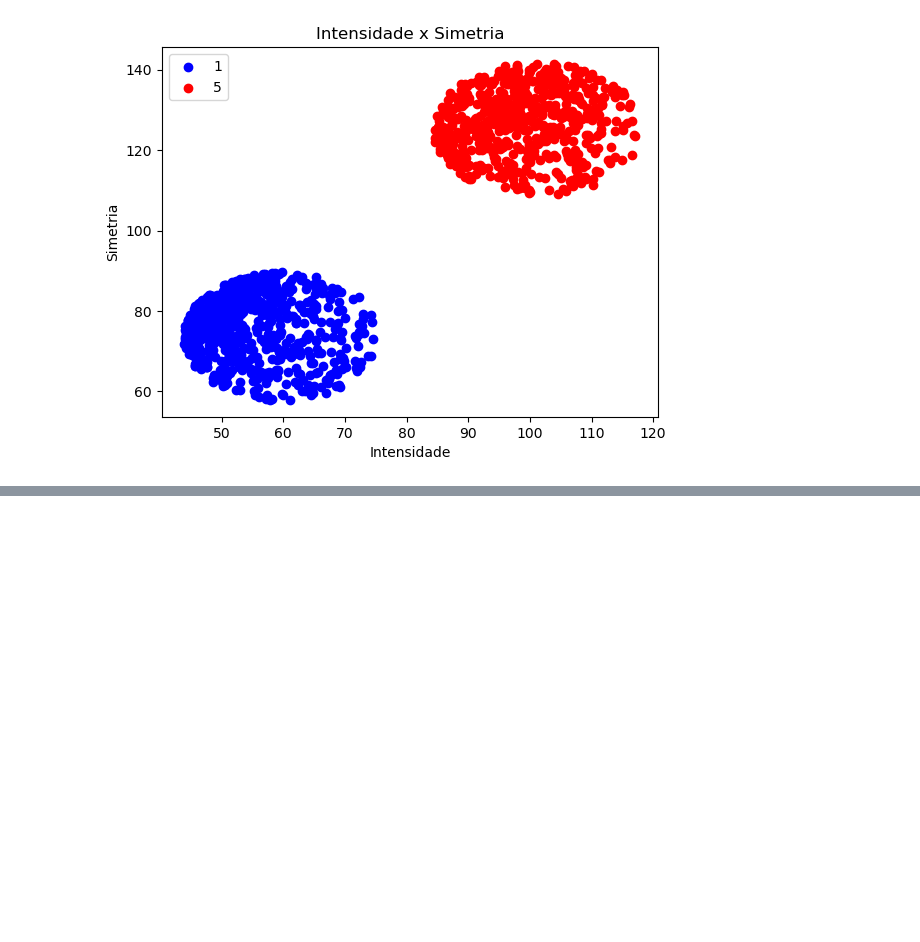
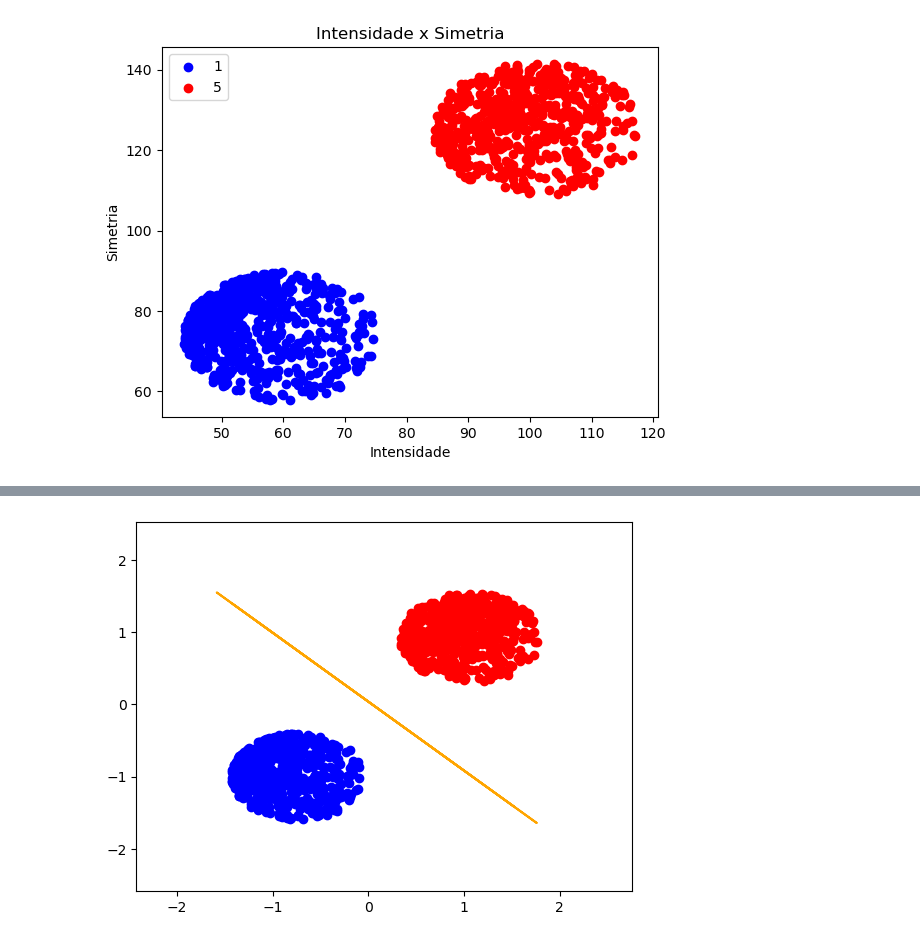
Before and after one commit to ivoaraujo17/Machine_Learning_Project_1, a Jupyter notebook: main.ipynb, the cells around one changed output, grey strips where cells are left out. Cells and saved outputs as stored; diff of their text form; code cells hidden in the pictures; blank space fills up the shorter version.

```diff
--- a/main.ipynb
+++ b/main.ipynb
@@ -58,0 +41,22 @@ plt.show()
+# %%
+X = dados[["intensidade", "simetria"]].values
+# Ajustando os valores de y para a regresaão logística
+y = dados["label"]
+# substitui os valores de y por 0 ou 1
+y = y.replace(1, 0)
+y = y.replace(5, 1)
+y = y.values
+
+def padronizar(X_tr):
+    for i in range(np.shape(X_tr)[1]):
+        X_tr[:,i] = (X_tr[:,i] - np.mean(X_tr[:,i]))/np.std(X_tr[:,i])
+
+    return X_tr
+
+X_treino = padronizar(X)
+X_teste = padronizar(X)
+regressao_logistica = RegressaoLogistica(X, y)
+regressao_logistica.fit()
+regressao_logistica.plot()
+# %% [output]
+[figure, added]
```
Also changed, not shown: parts of 5 cells of this notebook, 2 other files.
